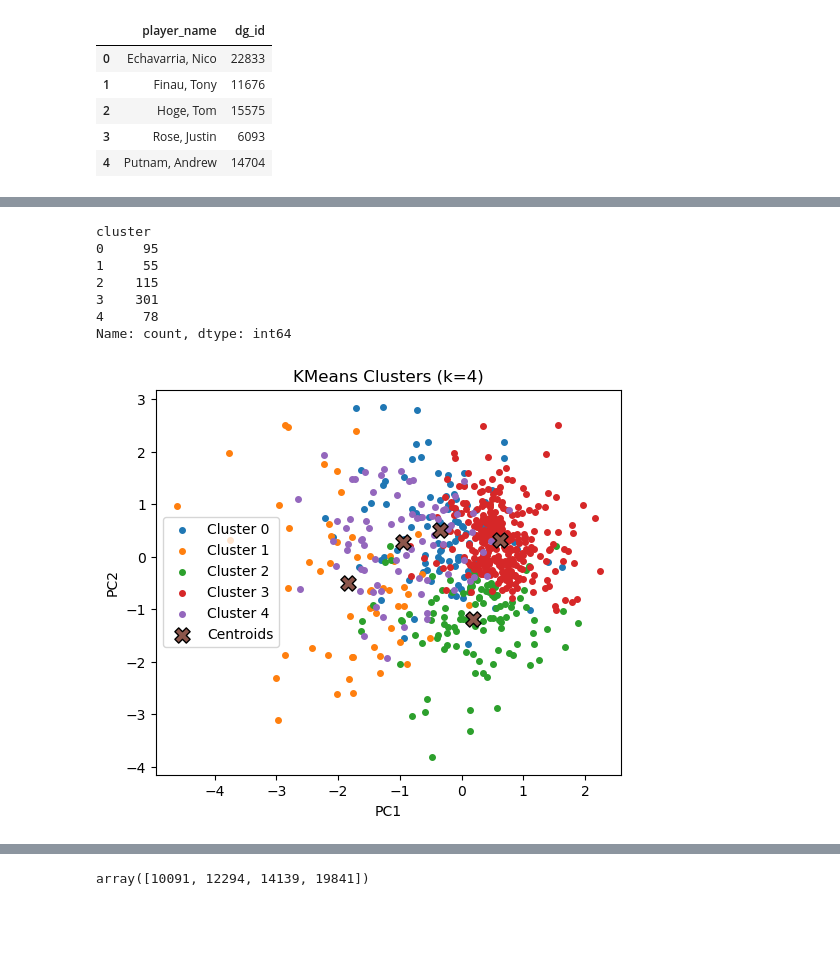
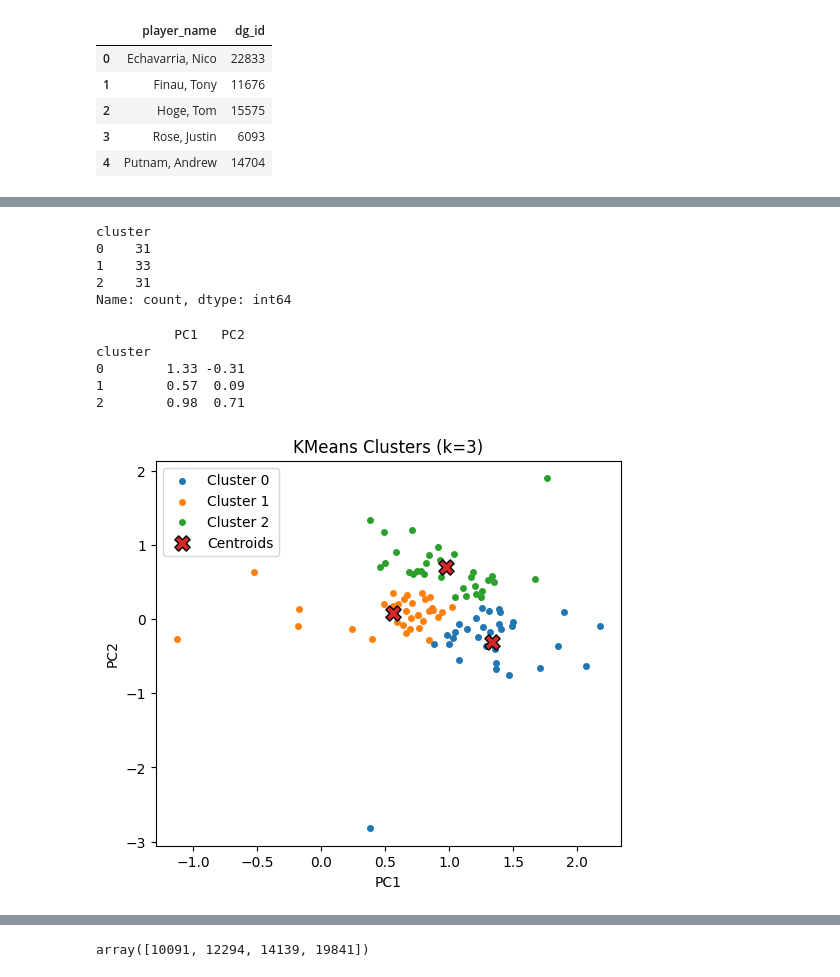
Before and after one commit to vetherton/COS497IW, a Jupyter notebook: Clustering.ipynb, the cells around one changed output, grey strips where cells are left out. Drawn from its saved outputs; the diff is of its cells as text; code cells hidden in the pictures; blank space fills up the shorter version.

```diff
--- a/Clustering.ipynb
+++ b/Clustering.ipynb
@@ -30,0 +83,2 @@ PCA.head()
+# %%
+PCA = PCA[PCA['dg_id'].isin(player_df['dg_id'])].reset_index(drop=True)
@@ -31,5 +99,5 @@ PCA.head()
 # %%
-pc_cols = ["PC1", "PC2"]
+# pc_cols = ["PC1", "PC2"]
 
-scaler = StandardScaler()
-PCA[pc_cols] = scaler.fit_transform(PCA[pc_cols])
+# scaler = StandardScaler()
+# PCA[pc_cols] = scaler.fit_transform(PCA[pc_cols])
@@ -36,9 +115,8 @@ PCA[pc_cols] = scaler.fit_transform(PCA[pc_cols])
 # %%
 key_cols = ['dg_id', 'season']
 
-feature_cols = [col for col in PCA.columns if col not in key_cols]
-
-X = PCA[feature_cols].to_numpy()
+# X = PCA[["ott_ratio","app_ratio","arg_ratio","putt_ratio","driving_dist","driving_acc","gir"]]
+X = PCA[["PC1", "PC2"]]
 
 scaler = StandardScaler()
 Xz = scaler.fit_transform(X)
@@ -90,5 +159,5 @@ plt.show()
 # %%
-km = KMeans(n_clusters=5, n_init=10, random_state=0)
+km = KMeans(n_clusters=3, n_init=10, random_state=0)
 labels = km.fit_predict(Xz)
 
 clusters_df = PCA.copy()
@@ -96,33 +165,41 @@ clusters_df["cluster"] = labels
 clusters_df["cluster"].value_counts().sort_index()
 # %% [output]
 cluster
-0     95
-1     55
-2    115
-3    301
-4     78
+0    31
+1    33
+2    31
 Name: count, dtype: int64
+# %%
+clusters_df["cluster"] = labels
+cluster_means = clusters_df.groupby("cluster")[X.columns].mean().round(2)
+print(cluster_means)
+# %% [output]
+          PC1   PC2
+cluster
+0        1.33 -0.31
+1        0.57  0.09
+2        0.98  0.71
 # %%
 plt.figure(figsize=(6,5))
 for c in np.unique(labels):
     m = labels == c
     plt.scatter(PCA["PC1"][m], PCA["PC2"][m], s=16, label=f"Cluster {c}")
 
 # Plot cluster centers (transform back to original scale for PC1/PC2 only)
 centers_z = km.cluster_centers_
 # Only the first two columns correspond to PC1/PC2 if feature_cols starts with them:
 if feature_cols[:2] == ["PC1", "PC2"]:
     centers_xy = scaler.inverse_transform(
         np.column_stack([centers_z[:, :2], np.zeros((centers_z.shape[0], len(feature_cols)-2))])
     )[:, :2]
     plt.scatter(centers_xy[:,0], centers_xy[:,1], marker="X", s=120, edgecolor="k", label="Centroids")
 
 plt.xlabel("PC1"); plt.ylabel("PC2")
-plt.title(f"KMeans Clusters (k=4)")
+plt.title(f"KMeans Clusters (k=3)")
 plt.legend()
 plt.show()
 # %% [output]
-[figure, old version]
+[figure, new version]
 # %%
 merged_clusters = clusters_df.merge(player_df, on="dg_id", how="inner")
 # %%
```
Also changed, not shown: parts of 24 cells of this notebook, 7 other files.
